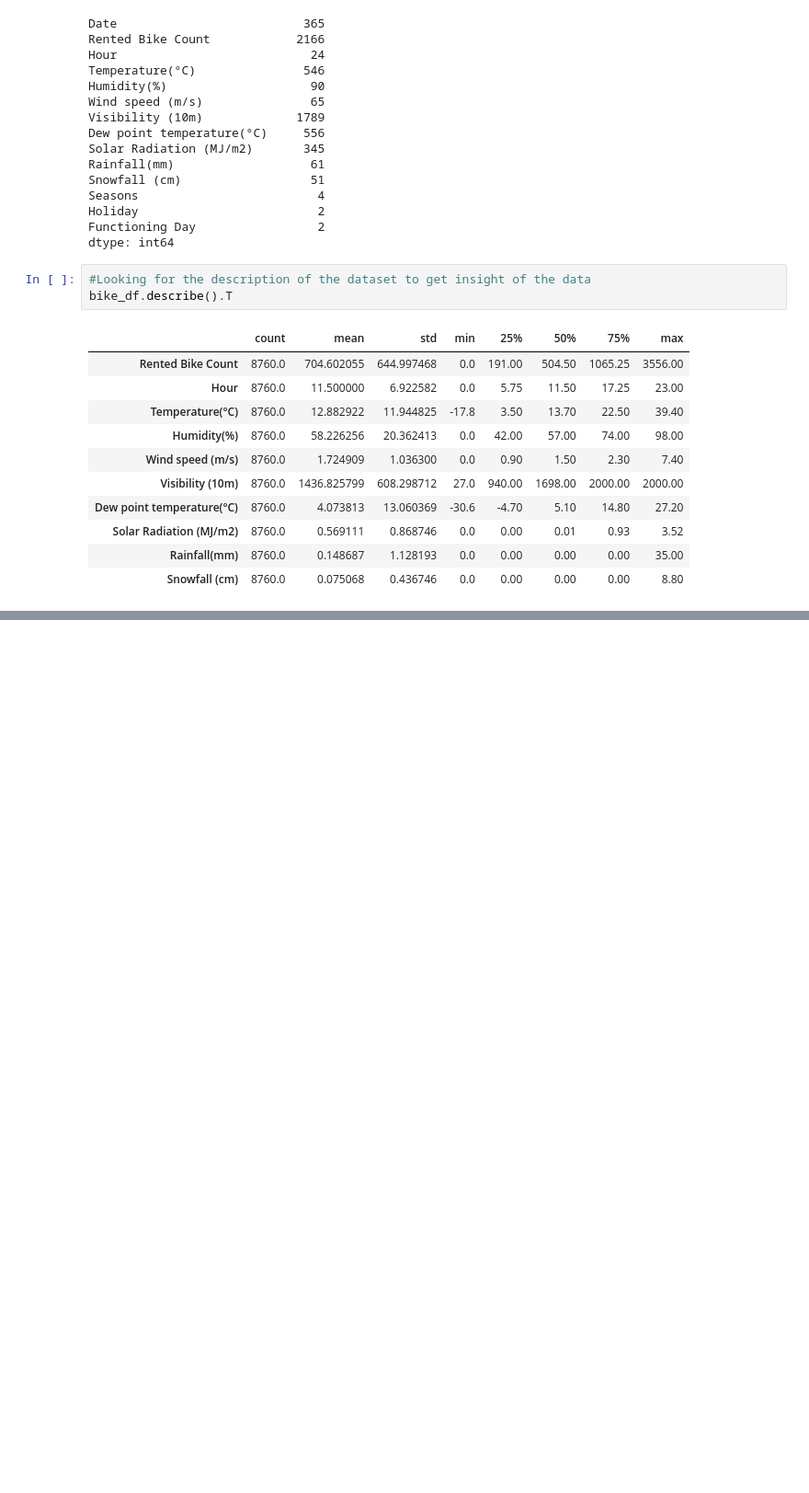
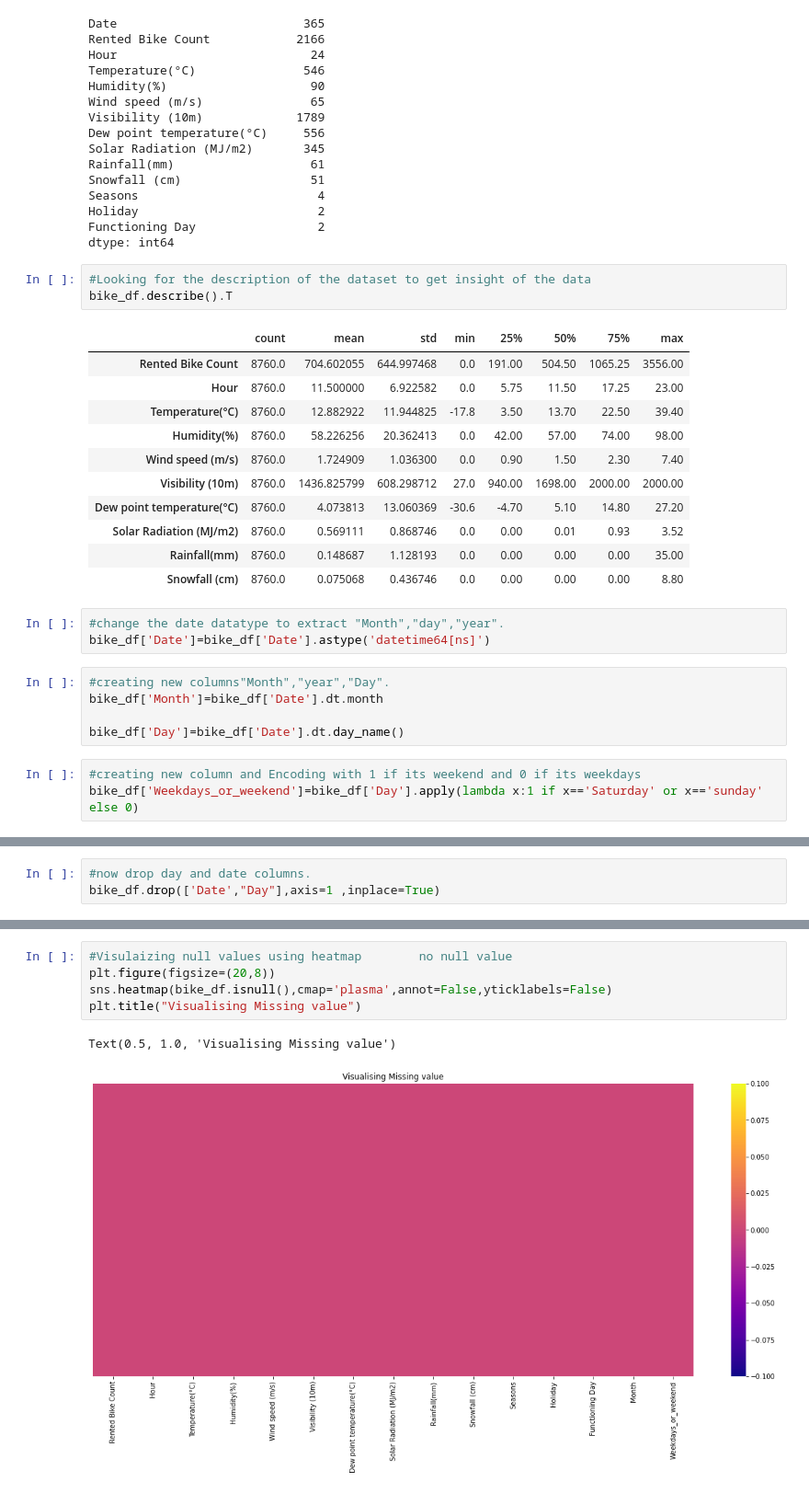
Before and after one commit to vimal9910/Second_Capstone_project_Bike_sharing_prediction, a Jupyter notebook: Bike_Sharing_Demand_Prediction_Capstone_Project.ipynb, the cells around one changed output, grey strips where cells are left out. Shown at 92% size. Cells and saved outputs as stored; diff of their text form; blank space fills up the shorter version.

```diff
--- a/Bike_Sharing_Demand_Prediction_Capstone_Project.ipynb
+++ b/Bike_Sharing_Demand_Prediction_Capstone_Project.ipynb
@@ -130,3 +136,14 @@ bike_df.describe().T
 | Solar Radiation (MJ/m2) | 8760.0 | 0.569111 | 0.868746 | 0.0 | 0.00 | 0.01 | 0.93 | 3.52 |
 | Rainfall(mm) | 8760.0 | 0.148687 | 1.128193 | 0.0 | 0.00 | 0.00 | 0.00 | 35.00 |
 | Snowfall (cm) | 8760.0 | 0.075068 | 0.436746 | 0.0 | 0.00 | 0.00 | 0.00 | 8.80 |
+# %%
+#change the date datatype to extract "Month","day","year".
+bike_df['Date']=bike_df['Date'].astype('datetime64[ns]')
+# %%
+#creating new columns"Month","year","Day".
+bike_df['Month']=bike_df['Date'].dt.month
+
+bike_df['Day']=bike_df['Date'].dt.day_name()
+# %%
+#creating new column and Encoding with 1 if its weekend and 0 if its weekdays
+bike_df['Weekdays_or_weekend']=bike_df['Day'].apply(lambda x:1 if x=='Saturday' or x=='sunday' else 0)
@@ -132,0 +156,3 @@ bike_df.describe().T
+# %%
+#now drop day and date columns.
+bike_df.drop(['Date',"Day"],axis=1 ,inplace=True)
@@ -132,0 +234,8 @@ bike_df.describe().T
+# %%
+#Visulaizing null values using heatmap        no null value
+plt.figure(figsize=(20,8))
+sns.heatmap(bike_df.isnull(),cmap='plasma',annot=False,yticklabels=False)
+plt.title("Visualising Missing value")
+# %% [output]
+Text(0.5, 1.0, 'Visualising Missing value')
+[figure, added]
```
Also changed, not shown: parts of 82 cells of this notebook.
